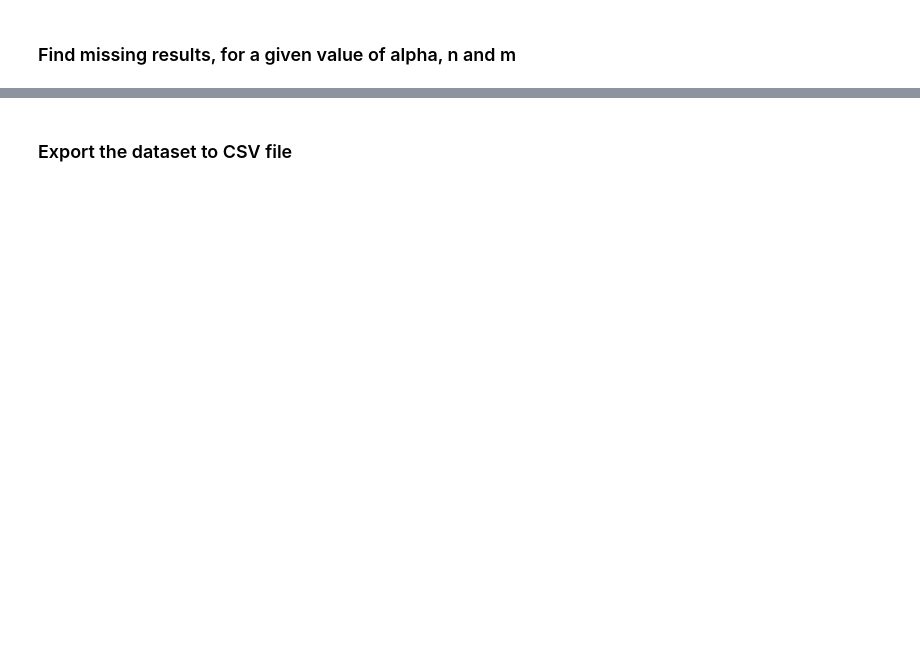
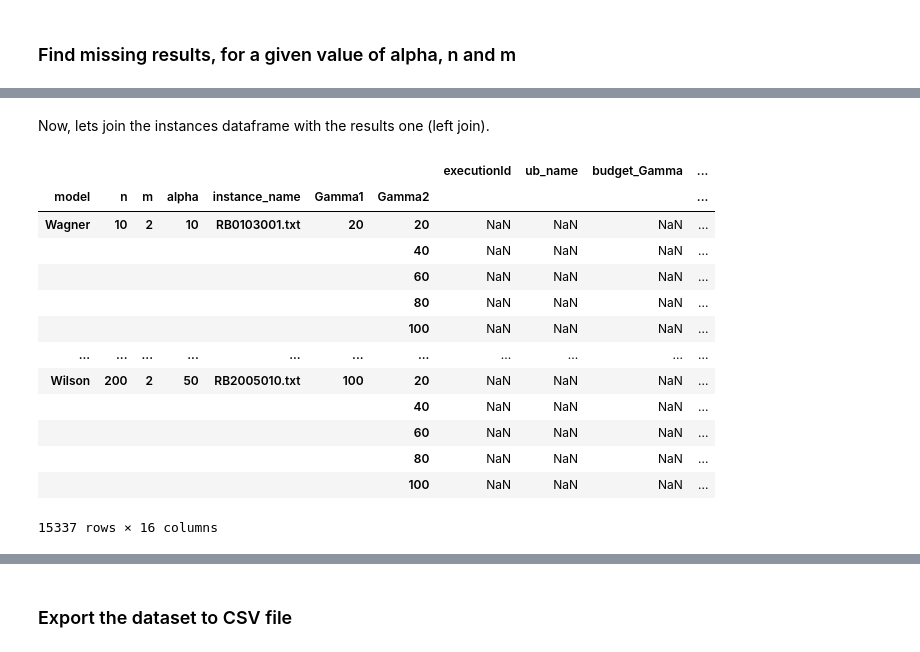
Before and after one commit to levorato/2RPFS_Cmax_Budget, a Jupyter notebook: 0.1_2RPFS_Cmax_CCG_Result_Data_Treatment.ipynb, the cells around one changed output, grey strips where cells are left out. Drawn from its saved outputs; the diff is of its cells as text; code cells hidden in the pictures; blank space fills up the shorter version.

```diff
--- a/0.1_2RPFS_Cmax_CCG_Result_Data_Treatment.ipynb
+++ b/0.1_2RPFS_Cmax_CCG_Result_Data_Treatment.ipynb
@@ -316,0 +387,20 @@ For a given group of alpha, n, m and budget_Gamma, there should be 10 results.
+# %% [markdown]
+Now, lets join the instances dataframe with the results one (left join).
+# %%
+df_joined = df_instances.join(df, how='left')
+df_joined
+# %% [output]
+|  |  |  |  |  |  |  | executionId | ub_name | budget_Gamma | ... |
+| model | n | m | alpha | instance_name | Gamma1 | Gamma2 |  |  |  | ... |
+| Wagner | 10 | 2 | 10 | RB0103001.txt | 20 | 20 | NaN | NaN | NaN | ... |
+|  |  |  |  |  |  | 40 | NaN | NaN | NaN | ... |
+|  |  |  |  |  |  | 60 | NaN | NaN | NaN | ... |
+|  |  |  |  |  |  | 80 | NaN | NaN | NaN | ... |
+|  |  |  |  |  |  | 100 | NaN | NaN | NaN | ... |
+| ... | ... | ... | ... | ... | ... | ... | ... | ... | ... | ... |
+| Wilson | 200 | 2 | 50 | RB2005010.txt | 100 | 20 | NaN | NaN | NaN | ... |
+|  |  |  |  |  |  | 40 | NaN | NaN | NaN | ... |
+|  |  |  |  |  |  | 60 | NaN | NaN | NaN | ... |
+|  |  |  |  |  |  | 80 | NaN | NaN | NaN | ... |
+|  |  |  |  |  |  | 100 | NaN | NaN | NaN | ... |
+15337 rows × 16 columns
```
Also changed, not shown: parts of 17 cells of this notebook.
